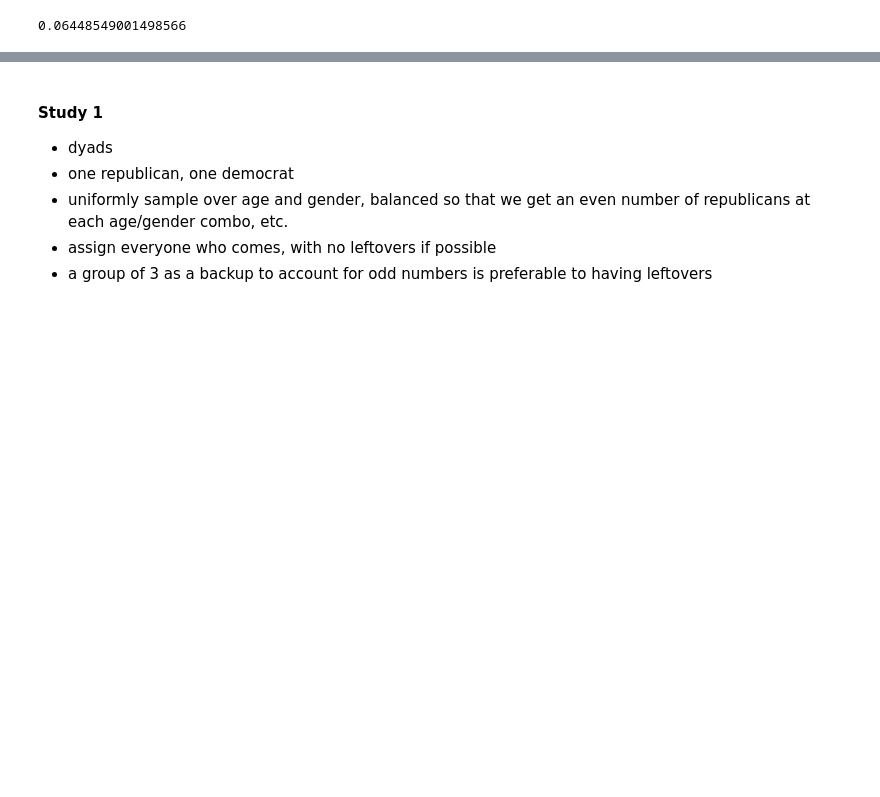
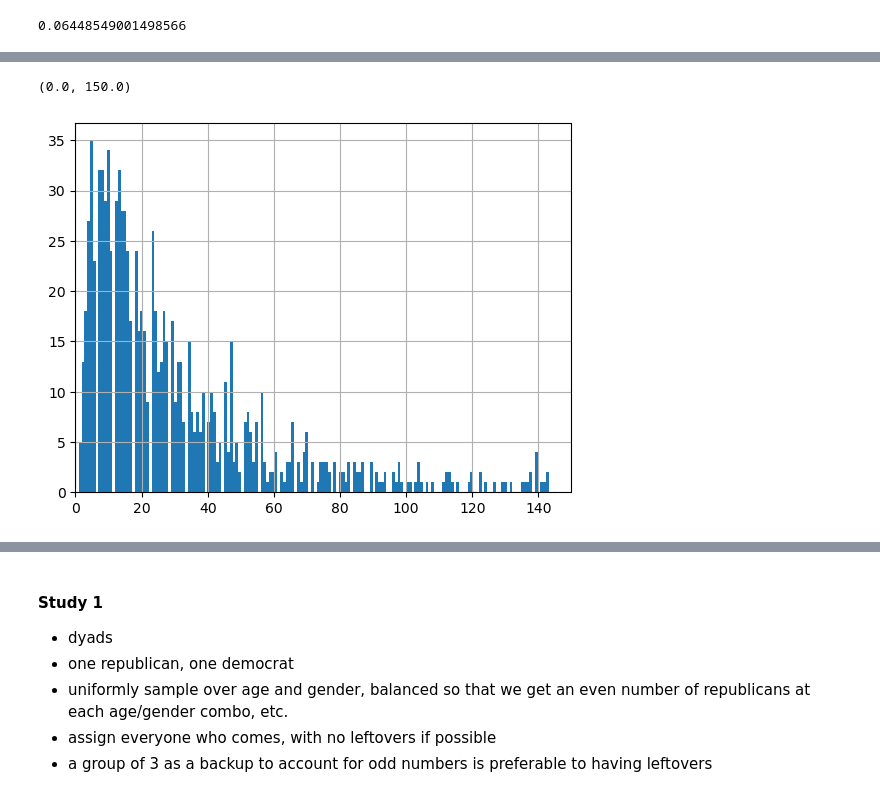
Before and after one commit to Watts-Lab/deliberation-group-assignment, a Jupyter notebook: scratch/scoring.ipynb, the cells around one changed output, grey strips where cells are left out. Drawn from its saved outputs; the diff is of its cells as text; code cells hidden in the pictures; blank space fills up the shorter version.

```diff
--- a/scratch/scoring.ipynb
+++ b/scratch/scoring.ipynb
@@ -162,0 +179,6 @@ stream.generate_participants(10)
+# %%
+df['arrival_time'].hist(bins=500)
+plt.xlim(0, 150)
+# %% [output]
+(0.0, 150.0)
+[figure, added]
```
Also changed, not shown: parts of 31 cells of this notebook, 1 other file.
